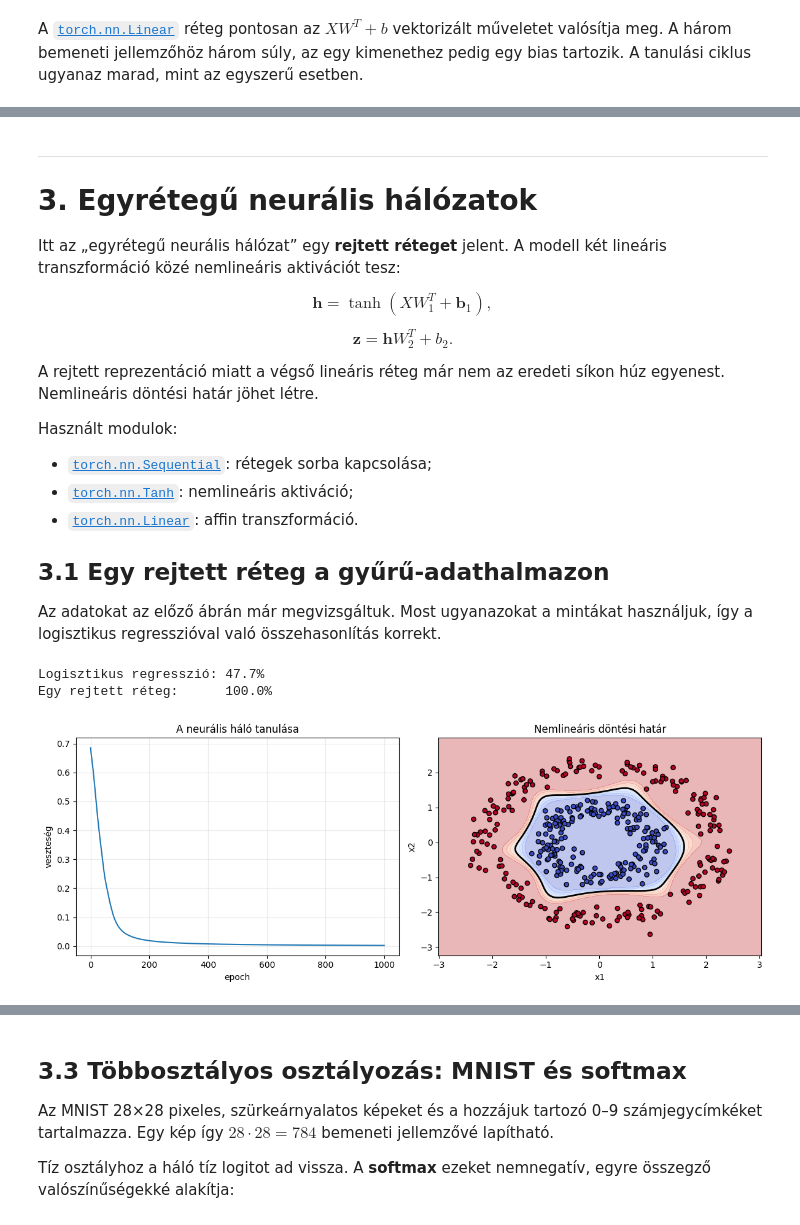
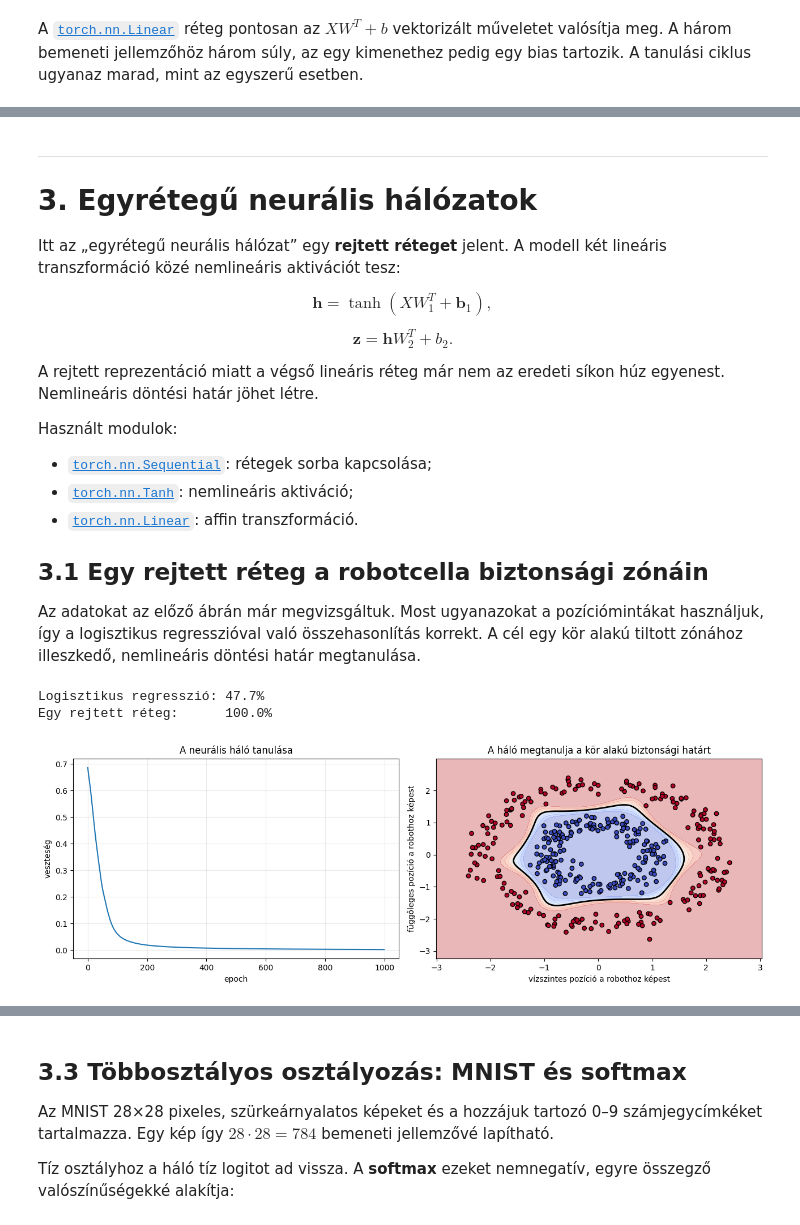
Before and after one commit to CooperativeResearchPlatform/object_detection_for_aeb, a Jupyter notebook: notebooks/2-ora_nn_alapok/02_neural_network_intro.ipynb, the cells around one changed output, grey strips where cells are left out. Cells and saved outputs as stored; diff of their text form; code cells hidden in the pictures.

```diff
--- a/notebooks/2-ora_nn_alapok/02_neural_network_intro.ipynb
+++ b/notebooks/2-ora_nn_alapok/02_neural_network_intro.ipynb
@@ -326,20 +612,21 @@ A modell illesztése előtt ismét az adatokat rajzoljuk ki.
 # %%
 def make_rings(n_samples, noise=0.10, seed=0):
-    """Két koncentrikus osztály előállítása."""
+    """Belső tiltott zóna és külső biztonsági tartomány előállítása."""
     generator = np.random.default_rng(seed)
-    labels = generator.integers(0, 2, n_samples)
-    angles = generator.uniform(0, 2 * np.pi, n_samples)
-    radii = np.where(labels == 0, 1.0, 2.2) + generator.normal(0, noise, n_samples)
+    labels = generator.integers(0, 2, n_samples)  # (N,) bináris címkevektor
+    angles = generator.uniform(0, 2 * np.pi, n_samples)  # (N,) szögvektor
+    radii = np.where(labels == 0, 1.0, 2.2) + generator.normal(0, noise, n_samples)  # (N,)
+    # A polárkoordinátákból két Descartes-koordináta lesz: két (N,) vektor -> (N, 2).
     features = np.column_stack([radii * np.cos(angles), radii * np.sin(angles)])
     return features.astype(np.float32), labels.astype(np.float32)
 
-X_rings, y_rings = make_rings(400, noise=0.16, seed=1)
+X_rings, y_rings = make_rings(400, noise=0.16, seed=1)  # (400, 2), illetve (400,)
 
 plt.figure(figsize=(6, 5))
 plt.scatter(X_rings[:, 0], X_rings[:, 1], c=y_rings, cmap="coolwarm", edgecolor="black", alpha=0.75)
-plt.xlabel("x1")
-plt.ylabel("x2")
-plt.title("Nem lineárisan szeparálható adatok")
+plt.xlabel("vízszintes pozíció a robothoz képest")
+plt.ylabel("függőleges pozíció a robothoz képest")
+plt.title("Robotcella: távolságalapú biztonsági zónák")
 plt.axis("equal")
 plt.grid(alpha=0.25)
 plt.show()
@@ -388,35 +682,43 @@ Használt modulok:
 - [`torch.nn.Tanh`](https://pytorch.org/docs/stable/generated/torch.nn.Tanh.html): nemlineáris aktiváció;
 - [`torch.nn.Linear`](https://pytorch.org/docs/stable/generated/torch.nn.Linear.html): affin transzformáció.
 
-## 3.1 Egy rejtett réteg a gyűrű-adathalmazon
+## 3.1 Egy rejtett réteg a robotcella biztonsági zónáin
 
-Az adatokat az előző ábrán már megvizsgáltuk. Most ugyanazokat a mintákat használjuk, így a logisztikus regresszióval való összehasonlítás korrekt.
+Az adatokat az előző ábrán már megvizsgáltuk. Most ugyanazokat a pozíciómintákat használjuk, így a logisztikus regresszióval való összehasonlítás korrekt. A cél egy kör alakú tiltott zónához illeszkedő, nemlineáris döntési határ megtanulása.
 # %%
 torch.manual_seed(42)
 one_layer_model = nn.Sequential(
-    nn.Linear(2, 8),
-    nn.Tanh(),
-    nn.Linear(8, 1),
+    nn.Linear(2, 8),  # (N, 2) bemenet -> (N, 8) rejtett reprezentáció
+    nn.Tanh(),        # az alak változatlan marad: (N, 8)
+    nn.Linear(8, 1),  # (N, 8) -> (N, 1) logit
 )
 one_layer_losses = train_binary_model(
     one_layer_model, X_rings_t, y_rings_t, epochs=1000, learning_rate=0.03
 )
 one_layer_accuracy = binary_accuracy(one_layer_model, X_rings_t, y_rings_t)
 
 print(f"Logisztikus regresszió: {100 * rings_logistic_accuracy:.1f}%")
 print(f"Egy rejtett réteg:      {100 * one_layer_accuracy:.1f}%")
 
-fig, axes = plt.subplots(1, 2, figsize=(12, 4.5))
+fig, axes = plt.subplots(1, 2, figsize=(13, 4.5))
 axes[0].plot(one_layer_losses)
 axes[0].set(xlabel="epoch", ylabel="veszteség", title="A neurális háló tanulása")
 axes[0].grid(alpha=0.25)
-plot_decision_surface(one_layer_model, X_rings, y_rings, "Nemlineáris döntési határ", axes[1])
+plot_decision_surface(
+    one_layer_model,
+    X_rings,
+    y_rings,
+    "A háló megtanulja a kör alakú biztonsági határt",
+    axes[1],
+    xlabel="vízszintes pozíció a robothoz képest",
+    ylabel="függőleges pozíció a robothoz képest",
+)
 plt.tight_layout()
 plt.show()
 # %% [output]
 Logisztikus regresszió: 47.7%
 Egy rejtett réteg:      100.0%
-[figure, old version]
+[figure, new version]
 # %% [markdown]
 ## 3.2 Túlillesztés és L2-regularizáció
 
```
Also changed, not shown: parts of 56 cells of this notebook.
